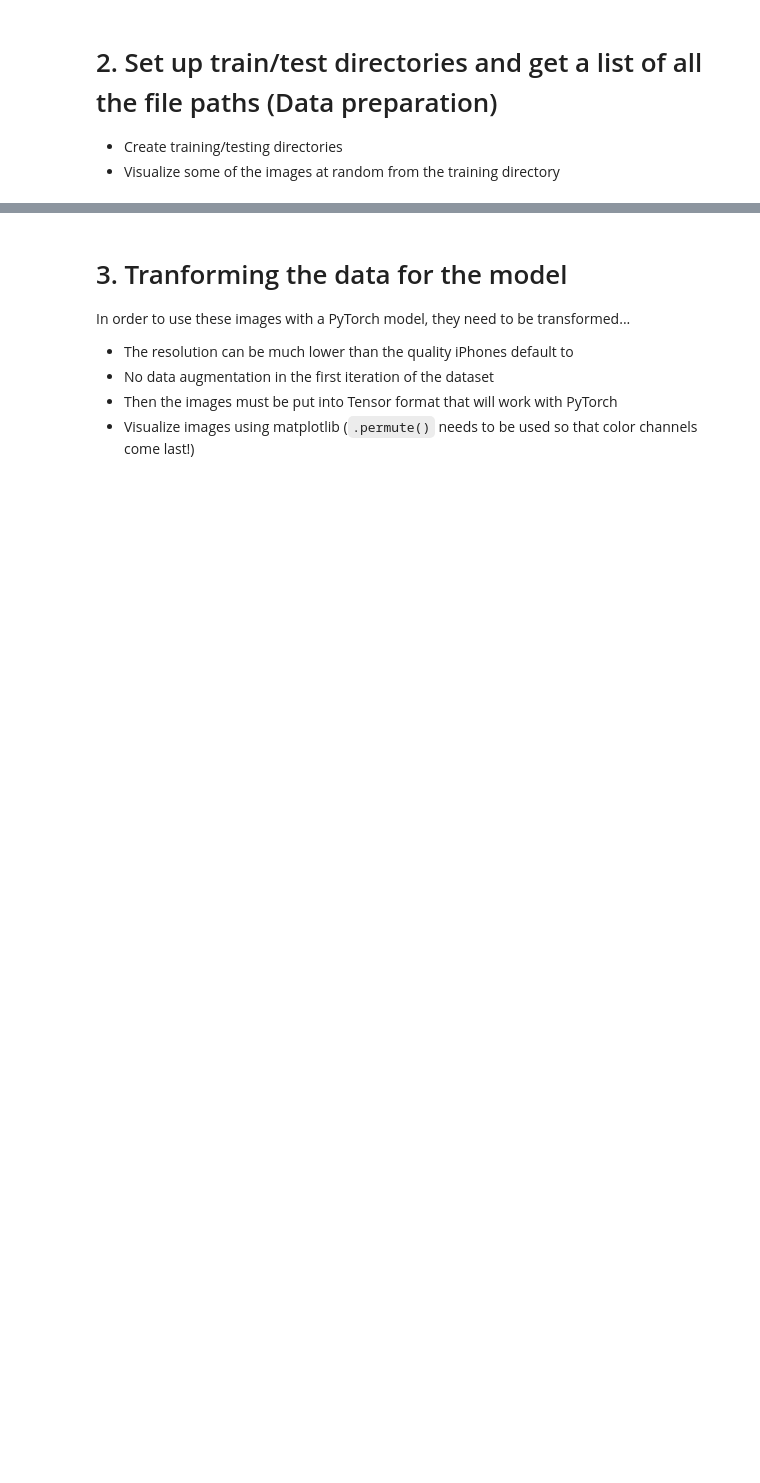
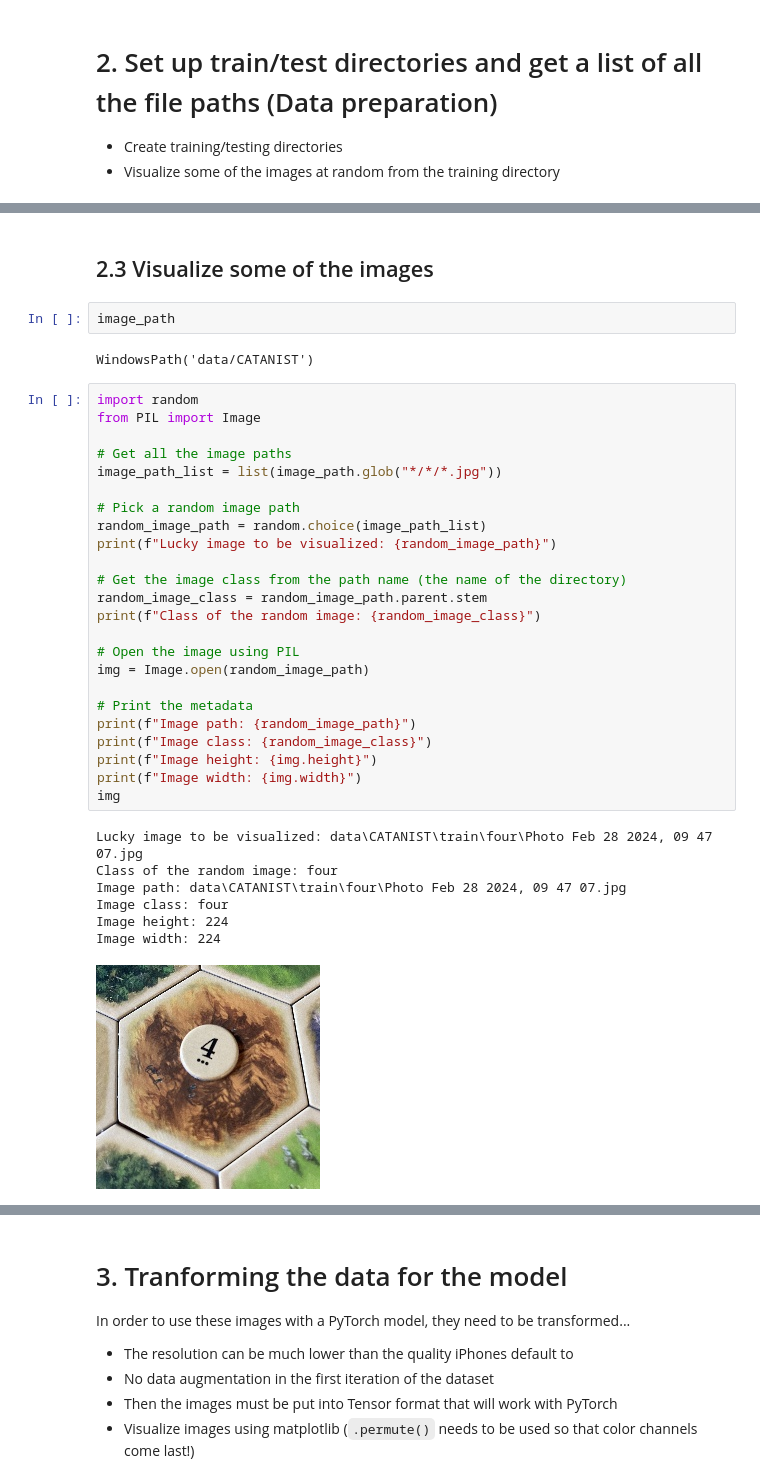
Before and after one commit to mattmanb/catanomics, a Jupyter notebook: preprocess_CATANIST.ipynb, the cells around one changed output, grey strips where cells are left out. Saved outputs shown, nothing was run; the diff lists cells and outputs as text; blank space fills up the shorter version.

Commit message:
Added smaller images (just the numbers instead of a ton of surrounding noise)

```diff
--- a/preprocess_CATANIST.ipynb
+++ b/preprocess_CATANIST.ipynb
@@ -115,0 +148,38 @@ Unzipping CATANIST data...
+# %% [markdown]
+## 2.3 Visualize some of the images
+# %%
+image_path
+# %% [output]
+WindowsPath('data/CATANIST')
+# %%
+import random
+from PIL import Image
+
+# Get all the image paths
+image_path_list = list(image_path.glob("*/*/*.jpg"))
+
+# Pick a random image path
+random_image_path = random.choice(image_path_list)
+print(f"Lucky image to be visualized: {random_image_path}")
+
+# Get the image class from the path name (the name of the directory)
+random_image_class = random_image_path.parent.stem
+print(f"Class of the random image: {random_image_class}")
+
+# Open the image using PIL
+img = Image.open(random_image_path)
+
+# Print the metadata
+print(f"Image path: {random_image_path}")
+print(f"Image class: {random_image_class}")
+print(f"Image height: {img.height}")
+print(f"Image width: {img.width}")
+img
+# %% [output]
+Lucky image to be visualized: data\CATANIST\train\four\Photo Feb 28 2024, 09 47 07.jpg
+Class of the random image: four
+Image path: data\CATANIST\train\four\Photo Feb 28 2024, 09 47 07.jpg
+Image class: four
+Image height: 224
+Image width: 224
+[figure, added]
```
Also changed, not shown: parts of 49 cells of this notebook, 1 other file.
